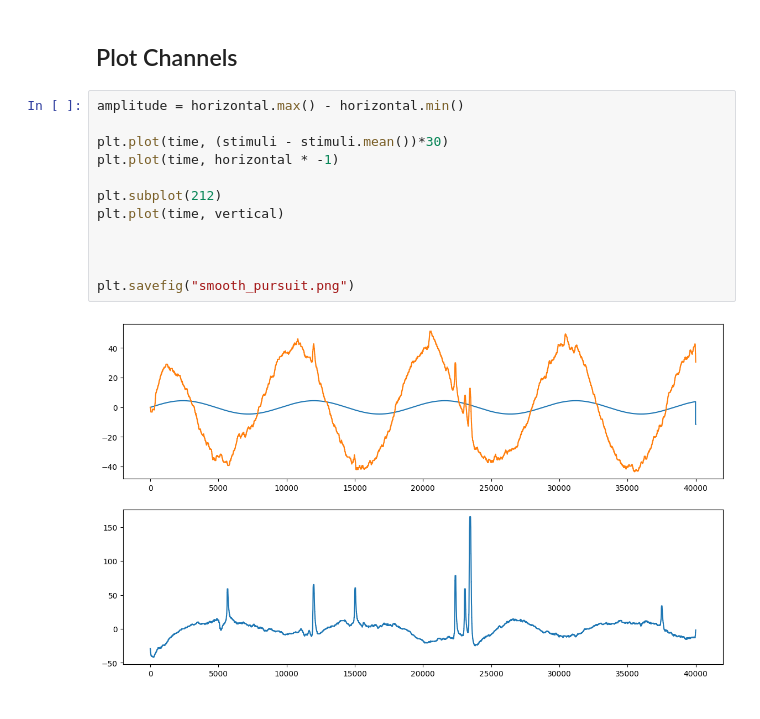
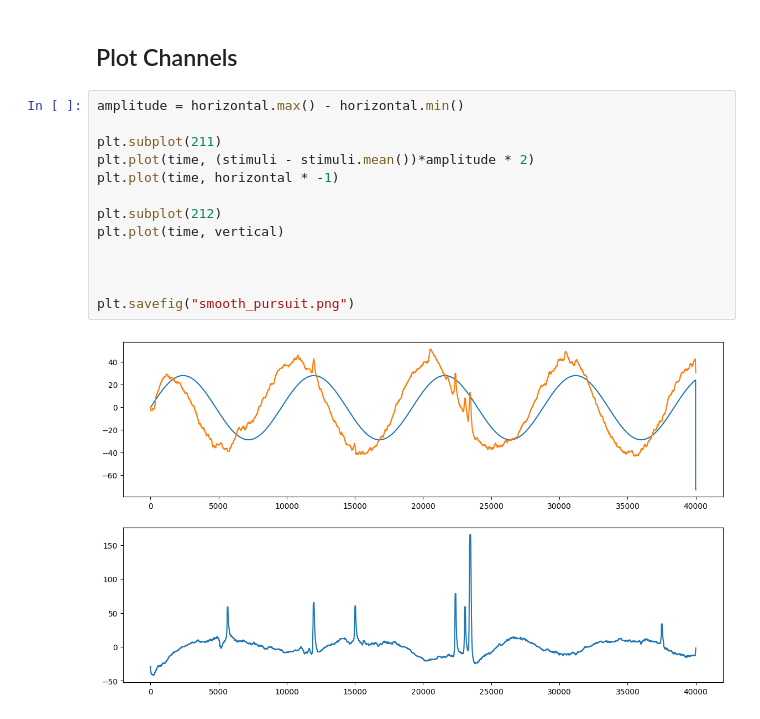
Before and after one commit to idertator/openeog, a Jupyter notebook: notebooks/5_Smooth_Pursuit.ipynb, the cells around one changed output. Drawn from its saved outputs; the diff is of its cells as text.

```diff
--- a/notebooks/5_Smooth_Pursuit.ipynb
+++ b/notebooks/5_Smooth_Pursuit.ipynb
@@ -53,14 +53,15 @@ print(vertical)
 # %%
 amplitude = horizontal.max() - horizontal.min()
 
-plt.plot(time, (stimuli - stimuli.mean())*30)
+plt.subplot(211)
+plt.plot(time, (stimuli - stimuli.mean())*amplitude * 2)
 plt.plot(time, horizontal * -1)
 
 plt.subplot(212)
 plt.plot(time, vertical)
 
 
 
 plt.savefig("smooth_pursuit.png")
 # %% [output]
-[figure, old version]
+[figure, new version]
```
Also changed, not shown: parts of 2 cells of this notebook, 1 other file.
